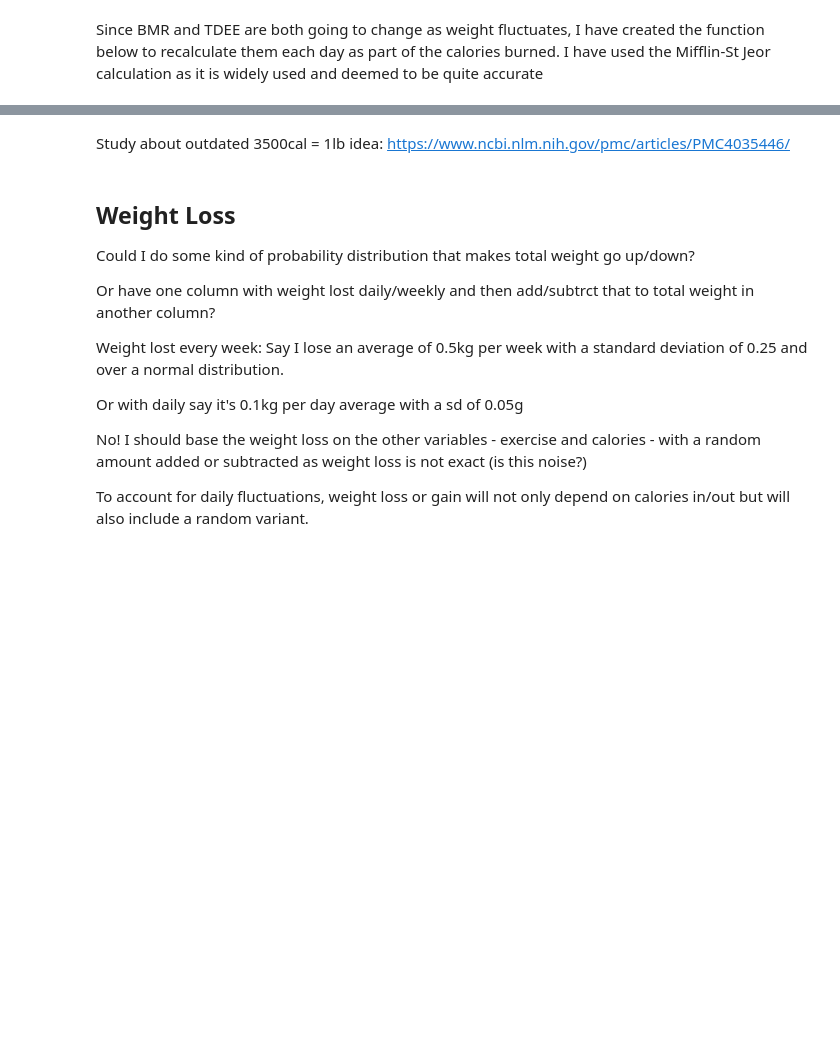
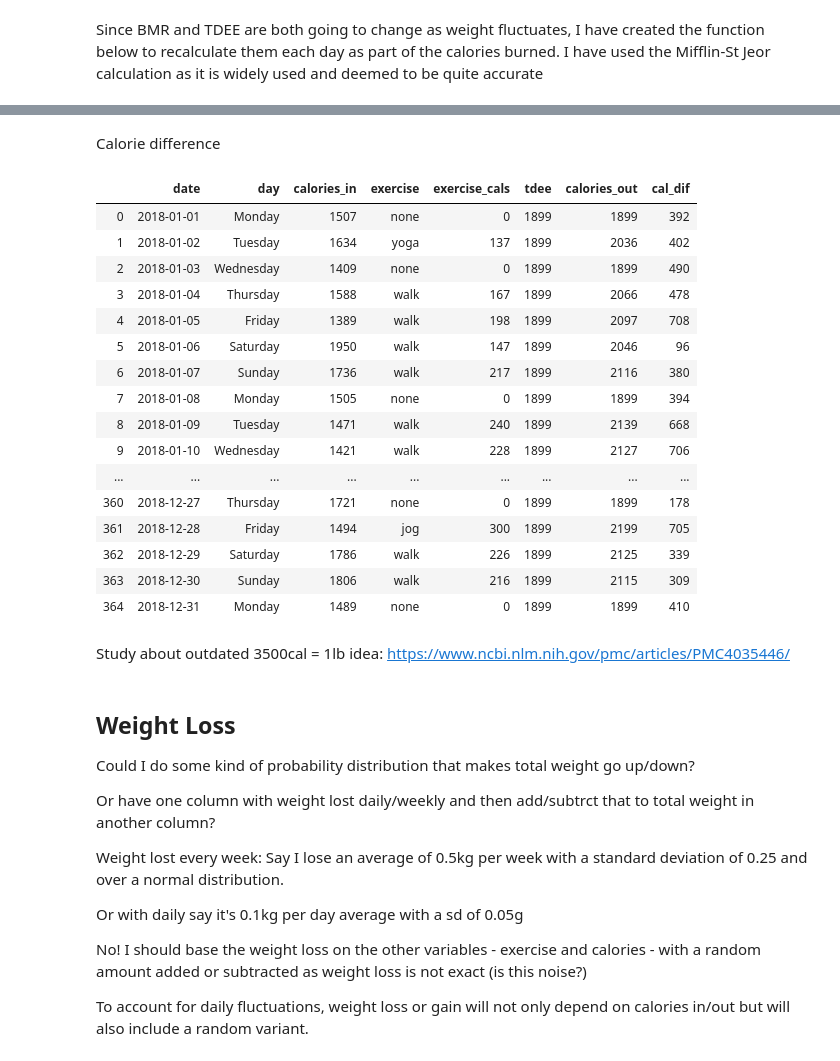
Before and after one commit to jennifer-ryan/data-set-simulation, a Jupyter notebook: Dataset Simulation.ipynb, the cells around one changed output, grey strips where cells are left out. Cells and saved outputs as stored; diff of their text form; code cells hidden in the pictures; blank space fills up the shorter version.

```diff
--- a/Dataset Simulation.ipynb
+++ b/Dataset Simulation.ipynb
@@ -307,0 +324,27 @@ df
+# %%
+# List of exercise activities.
+# https://stackoverflow.com/a/52923373
+activities = ["none", "walk", "jog", "yoga"]
+
+# Separating out days of the week.
+sat = df['day'] == 'Saturday'
+sun = df['day'] == 'Sunday'
+mon = df['day'] == 'Monday'
+tue = df['day'] == 'Tuesday'
+wed = df['day'] == 'Wednesday'
+thu = df['day'] == 'Thursday'
+fri = df['day'] == 'Friday'
+
+# Setting exercise probabilities for each day
+psat = np.random.choice(activities, size = (365), p=[0, 0.5, 0.2, 0.3])
+psun = np.random.choice(activities, size = (365), p=[0, 0.75, 0.25, 0])
+pmon = np.random.choice(activities, size = (365), p=[0.4, 0.5, 0.1, 0])
+ptue = np.random.choice(activities, size = (365), p=[0.15, 0.25, 0.1, 0.5])
+pwed = np.random.choice(activities, size = (365), p=[0.3, 0.5, 0.2, 0])
+pthu = np.random.choice(activities, size = (365), p=[0.3, 0.2, 0, 0.5])
+pfri = np.random.choice(activities, size = (365), p=[0.2, 0.4, 0.4, 0])
+
+# Creating exercise column
+df['exercise'] = np.select([sat, sun, mon, tue, wed, thu, fri], [psat, psun, pmon, ptue, pwed, pthu, pfri], default=np.nan)
+
+df
@@ -331,6 +410,7 @@ Since BMR and TDEE are both going to change as weight fluctuates, I have created
 def tdee(weight):
     bmr = 10 * weight + 6.25 * 175 - 5 * 30 -161
     result = bmr * 1.2
-    return result
+    return int(result)
 
-tdee(80)
+df['tdee'] = tdee(80)
+df
@@ -336,0 +437,3 @@ tdee(80)
+# %%
+df['calories_out'] = df['exercise_cals'] + df['tdee']
+df
@@ -337,3 +458,26 @@ tdee(80)
+# %% [markdown]
+Calorie difference
+# %%
+df['cal_dif'] = df['calories_out'] - df['calories_in']
+df
+# %% [output]
+|  | date | day | calories_in | exercise | exercise_cals | tdee | calories_out | cal_dif |
+| 0 | 2018-01-01 | Monday | 1507 | none | 0 | 1899 | 1899 | 392 |
+| 1 | 2018-01-02 | Tuesday | 1634 | yoga | 137 | 1899 | 2036 | 402 |
+| 2 | 2018-01-03 | Wednesday | 1409 | none | 0 | 1899 | 1899 | 490 |
+| 3 | 2018-01-04 | Thursday | 1588 | walk | 167 | 1899 | 2066 | 478 |
+| 4 | 2018-01-05 | Friday | 1389 | walk | 198 | 1899 | 2097 | 708 |
+| 5 | 2018-01-06 | Saturday | 1950 | walk | 147 | 1899 | 2046 | 96 |
+| 6 | 2018-01-07 | Sunday | 1736 | walk | 217 | 1899 | 2116 | 380 |
+| 7 | 2018-01-08 | Monday | 1505 | none | 0 | 1899 | 1899 | 394 |
+| 8 | 2018-01-09 | Tuesday | 1471 | walk | 240 | 1899 | 2139 | 668 |
+| 9 | 2018-01-10 | Wednesday | 1421 | walk | 228 | 1899 | 2127 | 706 |
+| ... | ... | ... | ... | ... | ... | ... | ... | ... |
+| 360 | 2018-12-27 | Thursday | 1721 | none | 0 | 1899 | 1899 | 178 |
+| 361 | 2018-12-28 | Friday | 1494 | jog | 300 | 1899 | 2199 | 705 |
+| 362 | 2018-12-29 | Saturday | 1786 | walk | 226 | 1899 | 2125 | 339 |
+| 363 | 2018-12-30 | Sunday | 1806 | walk | 216 | 1899 | 2115 | 309 |
+| 364 | 2018-12-31 | Monday | 1489 | none | 0 | 1899 | 1899 | 410 |
 # %% [markdown]
 Study about outdated 3500cal = 1lb idea: https://www.ncbi.nlm.nih.gov/pmc/articles/PMC4035446/
 # %%
```
Also changed, not shown: parts of 23 cells of this notebook.
